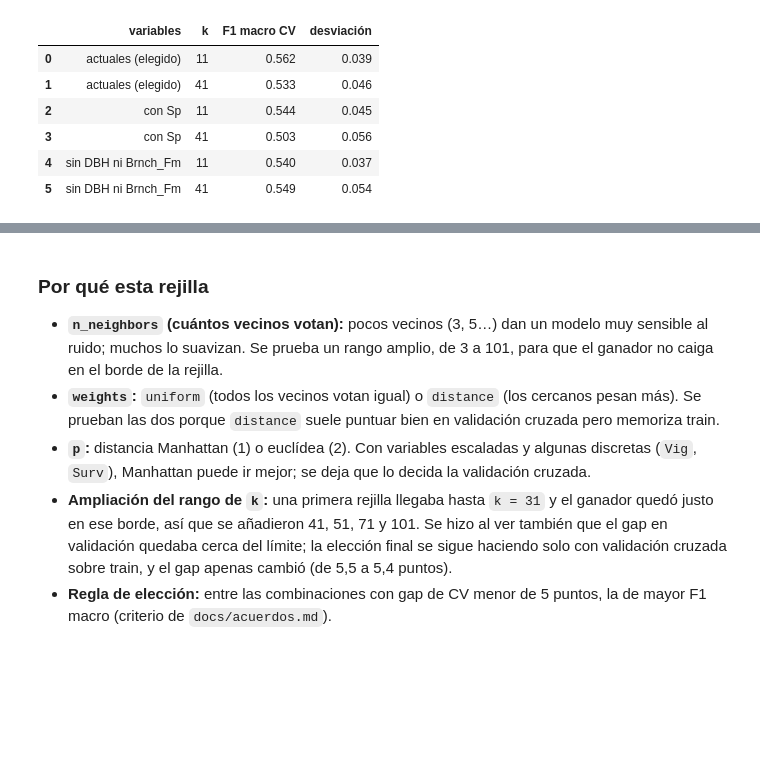
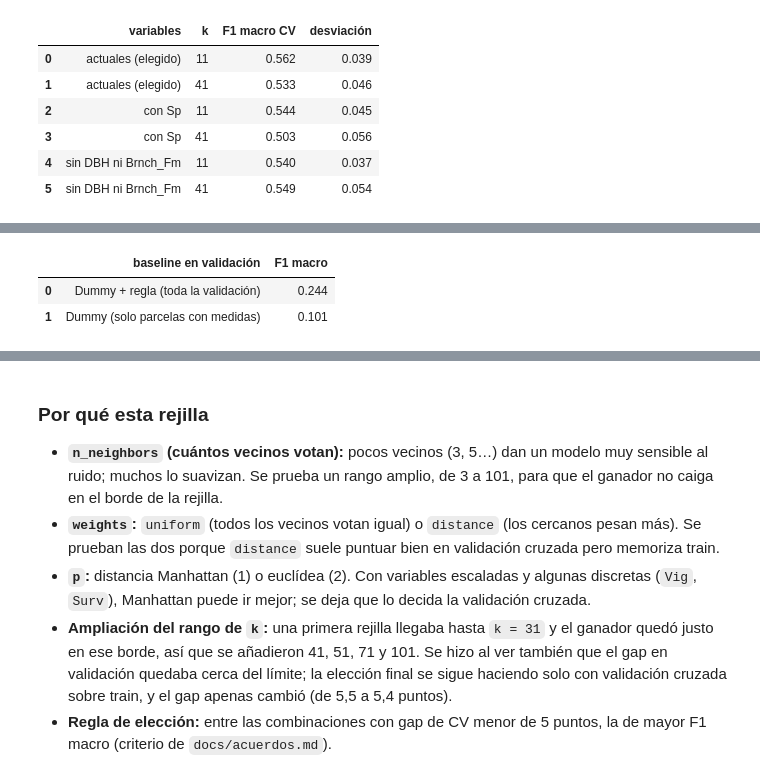
Before and after one commit to IA-P1-BCN/g3-Clasificacion-Multiclase, a Jupyter notebook: 05_knn.ipynb, the cells around one changed output, grey strips where cells are left out. Drawn from its saved outputs; the diff is of its cells as text; code cells hidden in the pictures; blank space fills up the shorter version.

```diff
--- a/05_knn.ipynb
+++ b/05_knn.ipynb
@@ -184,0 +193,26 @@ display(pd.DataFrame(filas).round(3))
+# %%
+from sklearn.dummy import DummyClassifier
+from sklearn.model_selection import cross_validate
+
+
+def nivel_baseline(puntos):
+    if puntos < 10:
+        return "❌ no supera"
+    if puntos < 25:
+        return "⚠️ supera poco"
+    return "✅ supera claramente"
+
+
+dummy = DummyClassifier(strategy="most_frequent")
+resultado_dummy = cross_validate(
+    dummy, X_train, y_train, cv=StratifiedKFold(n_splits=5, shuffle=True, random_state=SEMILLA),
+    scoring=["f1_macro", "accuracy"],
+)
+F1_DUMMY_CV = resultado_dummy["test_f1_macro"].mean()
+
+print(f"Clase que siempre responde el Dummy: {y_train.value_counts().idxmax()}")
+display(pd.DataFrame({
+    "baseline (CV)": ["Dummy (siempre la clase más frecuente)"],
+    "accuracy": [resultado_dummy["test_accuracy"].mean()],
+    "F1 macro": [F1_DUMMY_CV],
+}).round(3))
@@ -184,0 +235,19 @@ display(pd.DataFrame(filas).round(3))
+# %%
+dummy.fit(X_train, y_train)
+
+sin_medidas_base = X_val[MEDIDAS].isna().all(axis=1)
+pred_dummy = pd.Series(dummy.predict(X_val), index=X_val.index)
+pred_dummy.loc[sin_medidas_base] = "none"
+
+F1_DUMMY_VAL = f1_score(y_val, pred_dummy, average="macro")
+F1_DUMMY_VAL_MEDIDAS = f1_score(
+    y_val[~sin_medidas_base], pred_dummy[~sin_medidas_base], average="macro"
+)
+display(pd.DataFrame({
+    "baseline en validación": ["Dummy + regla (toda la validación)", "Dummy (solo parcelas con medidas)"],
+    "F1 macro": [F1_DUMMY_VAL, F1_DUMMY_VAL_MEDIDAS],
+}).round(3))
+# %% [output]
+|  | baseline en validación | F1 macro |
+| 0 | Dummy + regla (toda la validación) | 0.244 |
+| 1 | Dummy (solo parcelas con medidas) | 0.101 |
```
Also changed, not shown: parts of 17 cells of this notebook.
